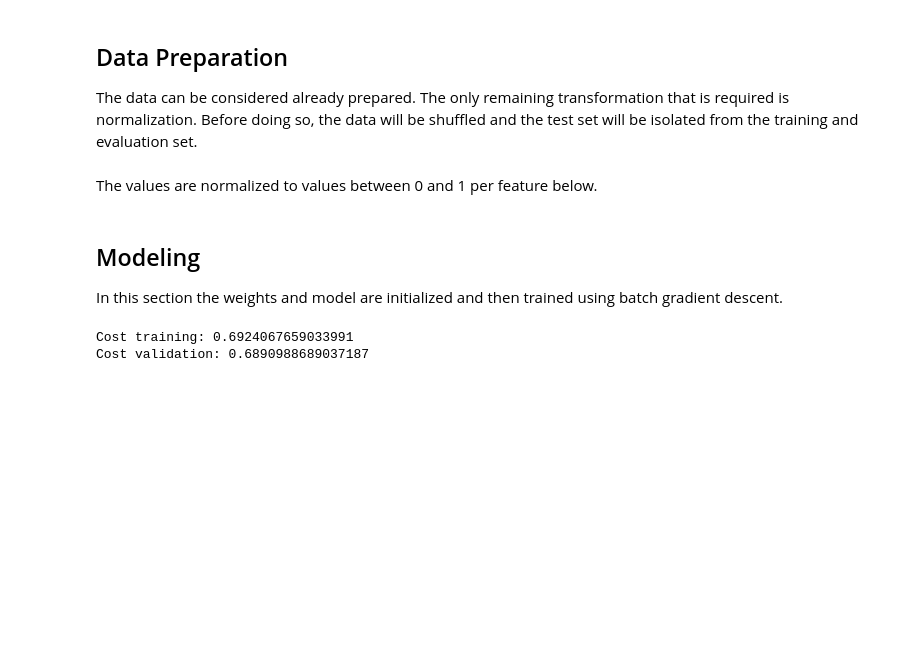
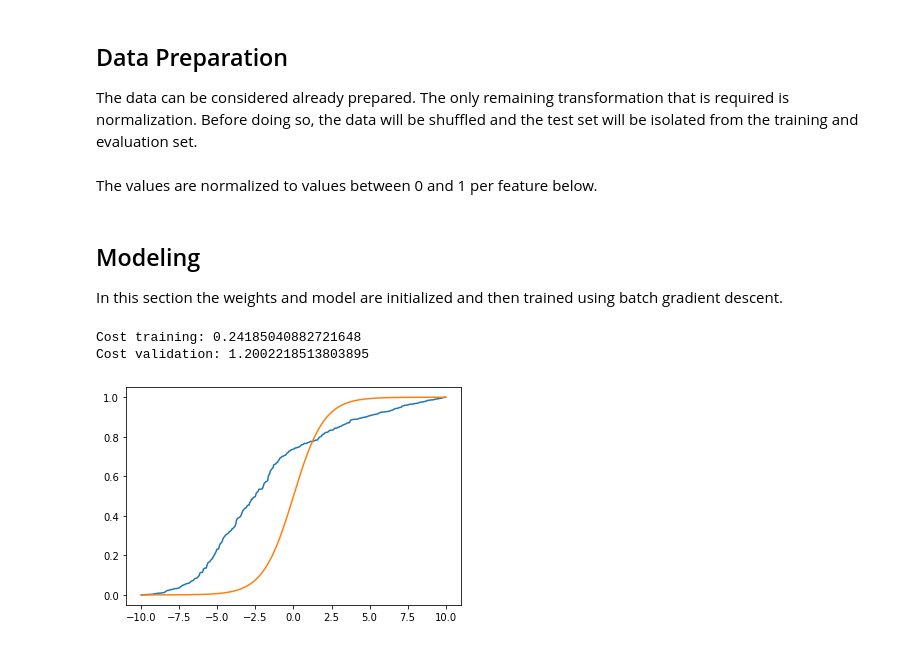
Before and after one commit to zarifatai/ml, a Jupyter notebook: logistic_regression_project.ipynb, the cells around one changed output. Saved outputs shown, nothing was run; the diff lists cells and outputs as text; code cells hidden in the pictures; blank space fills up the shorter version.

Commit message:
Fixed gradient descent bug and added plots

```diff
--- a/logistic_regression_project.ipynb
+++ b/logistic_regression_project.ipynb
@@ -161,7 +158,7 @@ linear_func = np.dot(X_train, w) + b
 # %%
 f = 1/(1+np.exp(-linear_func))
 alpha = 0.1
-n_epoch = 20
+n_epoch = 2000
 # %%
 def cost_func(f, y):
     total_cost = 0
@@ -180,18 +174,27 @@ def cost_func_dv(f, y, x, n):
+# %%
+history = []
 # %%
 for epoch in range(n_epoch):
     new_w = []
     for j in range(w.shape[0]):
-        w_cost, b_cost = cost_func_dv(f, y_train, X_train[:, i], X_train.shape[0])
+        n = X_train.shape[0]
+        w_cost = (1/n) * ((f - y_train) * X_train[:, j]).sum()
+        b_cost = (1/n) * (f - y_train).sum()
+
         new_w.append(w[j] - alpha * w_cost)
         b_temp = w[j] - alpha * b_cost
+
     w = np.array(new_w)
     b = b_temp
     linear_func = np.dot(X_train, w) + b
     f = 1/(1+np.exp(-linear_func))
+
     cost_train = cost_func(f, y_train)
     cost_val = cost_func(f, y_val)
+    history.append(((w, b), cost_train, cost_val))
+
 print("Cost training:", cost_train)
 print("Cost validation:", cost_val)
 # %% [output]
-Cost training: 0.6924067659033991
-Cost validation: 0.6890988689037187
+Cost training: 0.24185040882721648
+Cost validation: 1.2002218513803895
@@ -197,0 +205,13 @@ Cost validation: 0.6890988689037187
+# %%
+import matplotlib.pyplot as plt
+
+x = np.linspace(-10, 10, X_train.shape[0])
+logit = []
+for i in x:
+    logit.append(1/(1+np.exp(-i)))
+
+plt.plot(x, sorted(f))
+plt.plot(x, logit)
+plt.show()
+# %% [output]
+[figure, added]
```
Also changed, not shown: parts of 8 cells of this notebook.
